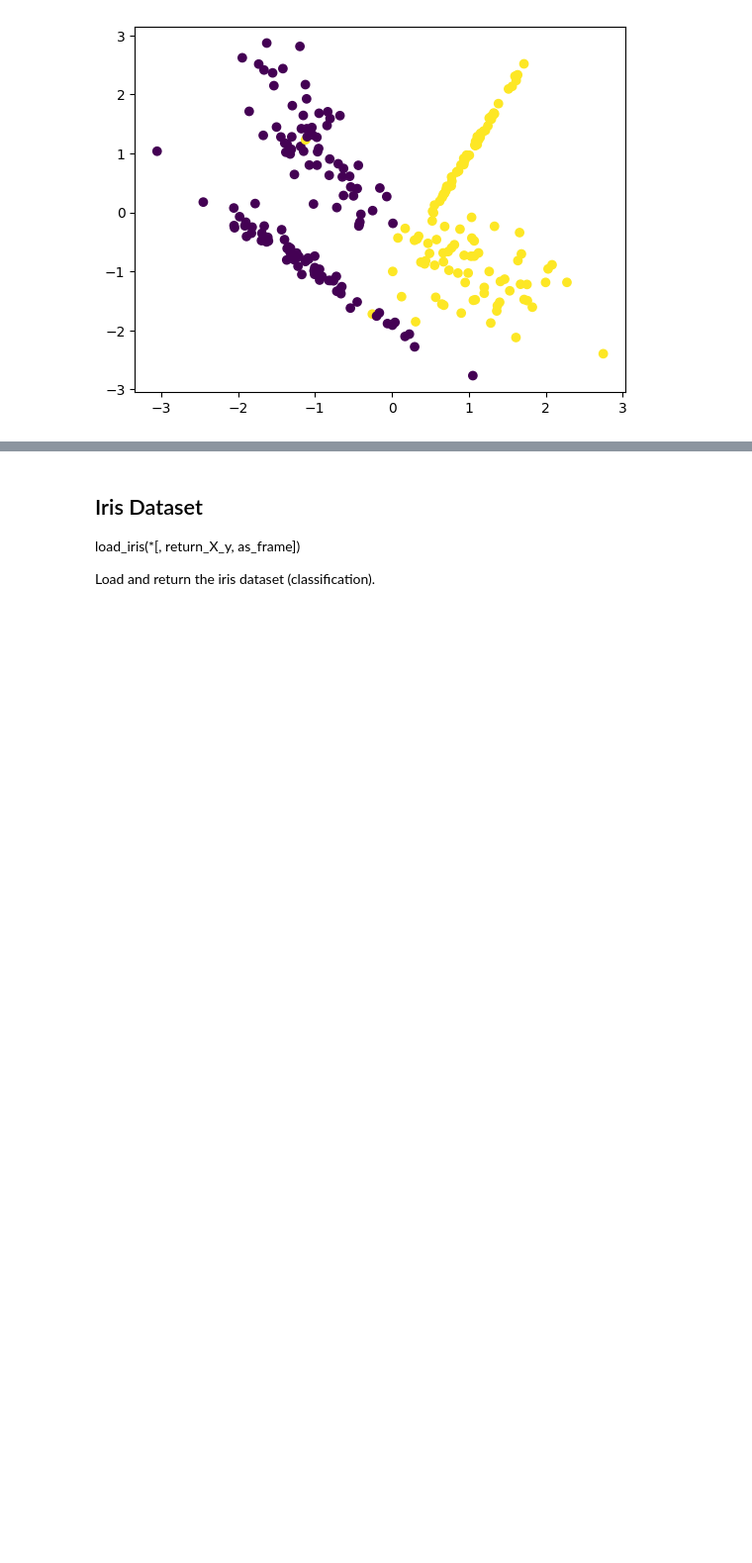
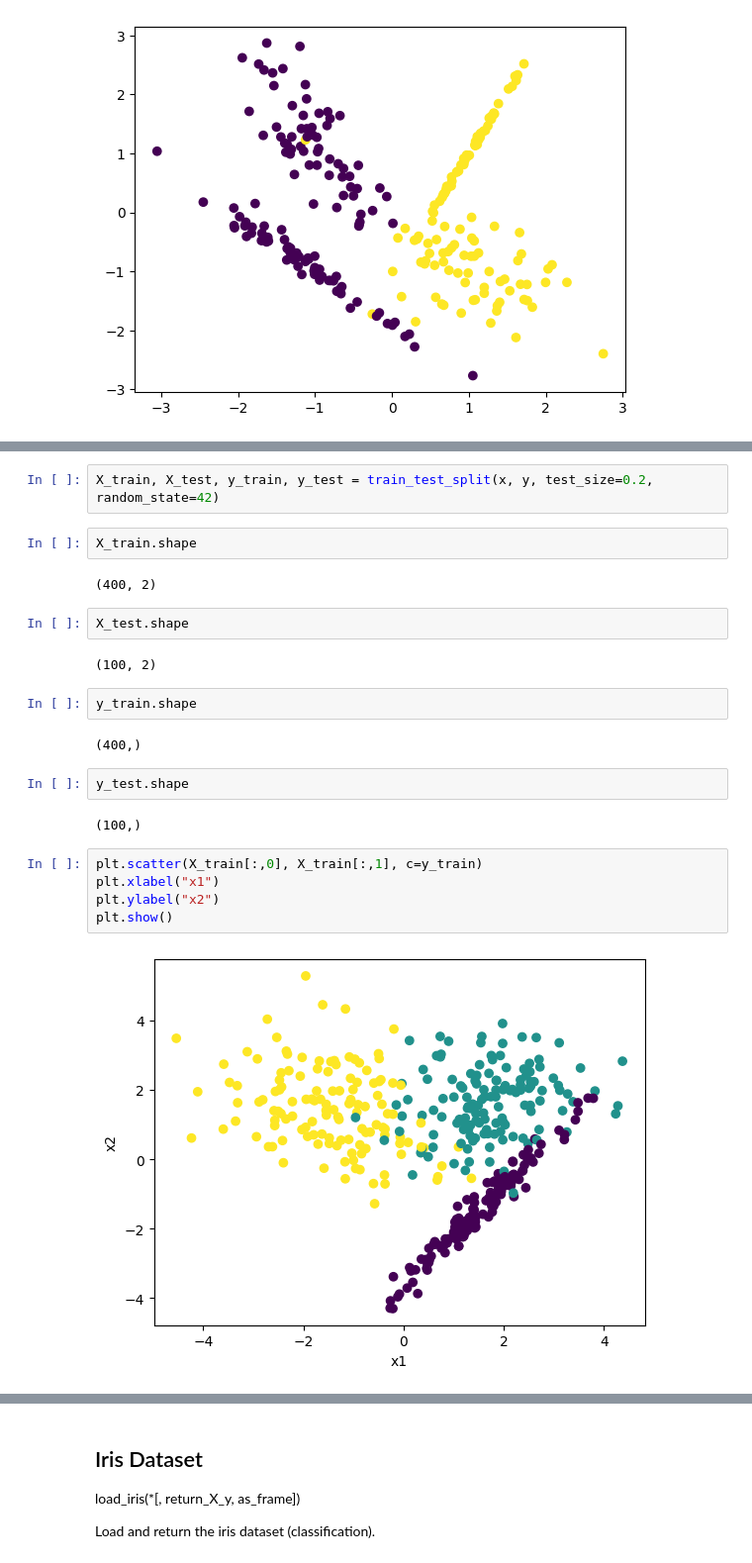
Before and after one commit to viktoruebelhart/pos_facens, a Jupyter notebook: Intro_AI_Supervisionado.ipynb, the cells around one changed output, grey strips where cells are left out. Shown at 99% size. Drawn from its saved outputs; the diff is of its cells as text; blank space fills up the shorter version.

```diff
--- a/Intro_AI_Supervisionado.ipynb
+++ b/Intro_AI_Supervisionado.ipynb
@@ -96,0 +131,25 @@ plt.show()
+# %%
+X_train, X_test, y_train, y_test = train_test_split(x, y, test_size=0.2, random_state=42)
+# %%
+X_train.shape
+# %% [output]
+(400, 2)
+# %%
+X_test.shape
+# %% [output]
+(100, 2)
+# %%
+y_train.shape
+# %% [output]
+(400,)
+# %%
+y_test.shape
+# %% [output]
+(100,)
+# %%
+plt.scatter(X_train[:,0], X_train[:,1], c=y_train)
+plt.xlabel("x1")
+plt.ylabel("x2")
+plt.show()
+# %% [output]
+[figure, added]
```
Also changed, not shown: parts of 34 cells of this notebook.
